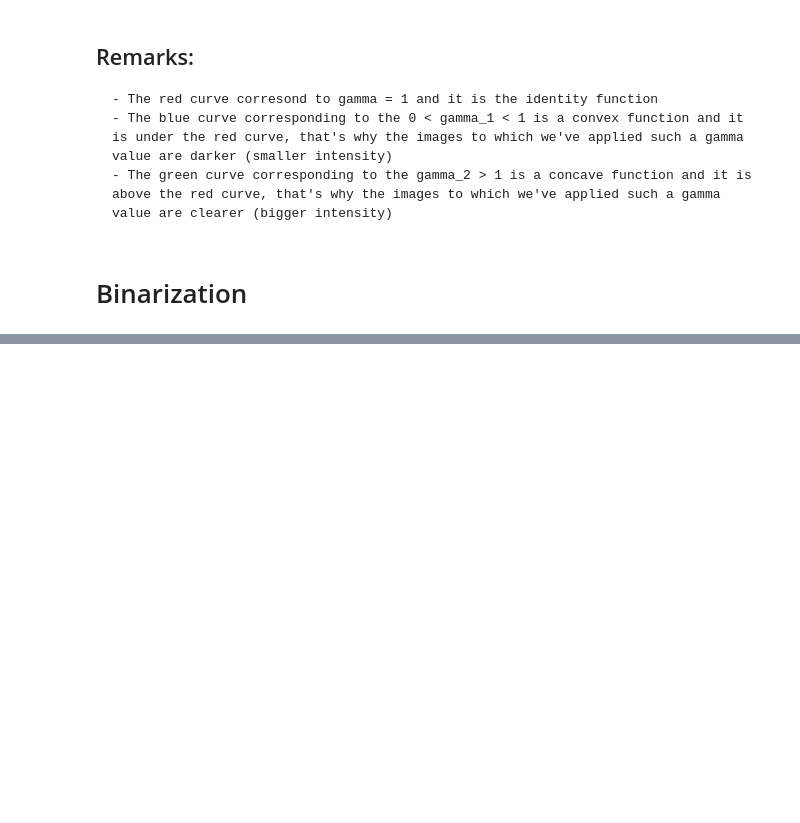
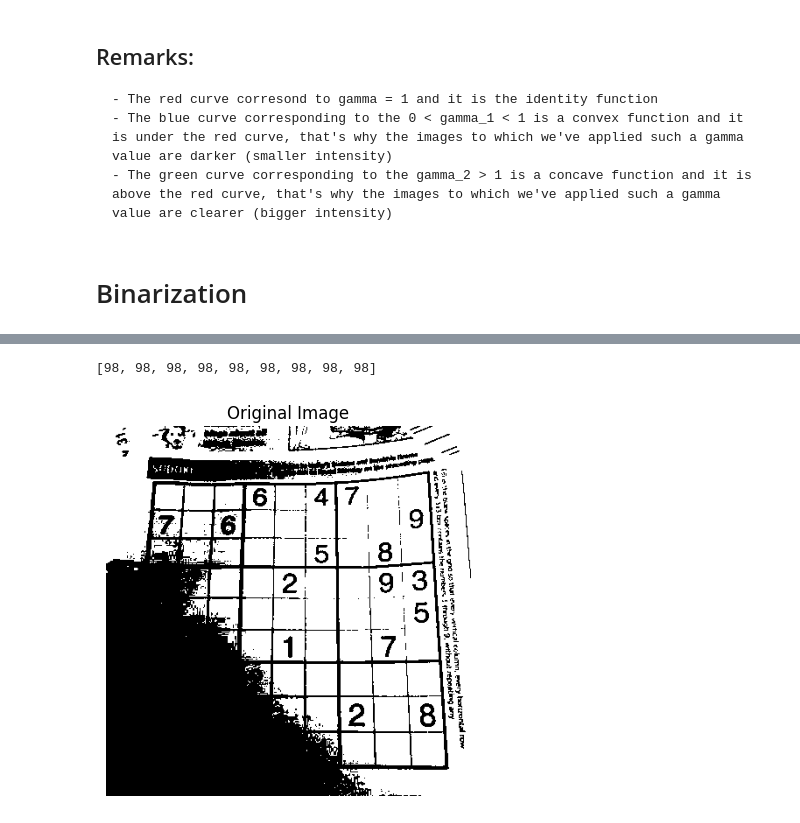
Before and after one commit to akef215/image_processing, a Jupyter notebook: cours_implementation.ipynb, the cells around one changed output, grey strips where cells are left out. Drawn from its saved outputs; the diff is of its cells as text; code cells hidden in the pictures; blank space fills up the shorter version.

```diff
--- a/cours_implementation.ipynb
+++ b/cours_implementation.ipynb
@@ -231,0 +280,18 @@ plt.show()
+# %%
+def local_thresh(img, n):
+    thresholds = []
+    thresh_parts = []
+    for img_ in subimages(img, n):
+        img_, thresh_ = thresh(img_)
+        thresh_parts.append(img_)
+        thresholds.append(int(thresh_))
+        #plt.figure(), show_img(img_), plt.show()
+
+    return assemble_imgs(thresh_parts, n), thresholds
+# %%
+lt = local_thresh(img, 3)
+print(lt[1])
+show_img(lt[0])
+# %% [output]
+[98, 98, 98, 98, 98, 98, 98, 98, 98]
+[figure, added]
```
Also changed, not shown: parts of 8 cells of this notebook, 1 other file.
